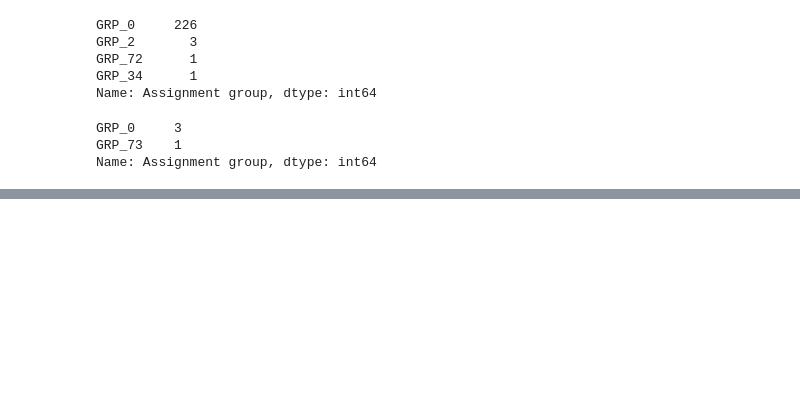
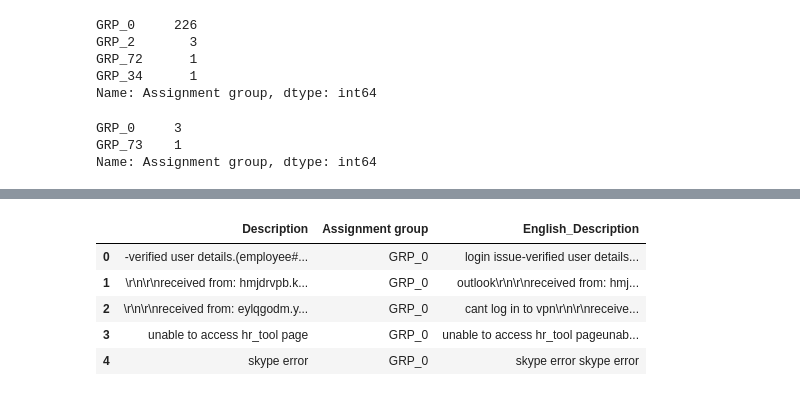
Before and after one commit to vishnoiprem/greatearn-my-final-capstone-nlp, a Jupyter notebook: AutoTicketAssignment/01 - Automated Ticket Assignment - Capstone Project - EDA_Benchmark_Model_prem.ipynb, the cells around one changed output, grey strips where cells are left out. Saved outputs shown, nothing was run; the diff lists cells and outputs as text; code cells hidden in the pictures; blank space fills up the shorter version.

```diff
--- a/AutoTicketAssignment/01 - Automated Ticket Assignment - Capstone Project - EDA_Benchmark_Model_prem.ipynb
+++ b/AutoTicketAssignment/01 - Automated Ticket Assignment - Capstone Project - EDA_Benchmark_Model_prem.ipynb
@@ -741,3 +741,5 @@ df_incidents.head()
 | 4 | skype error | skype error | GRP_0 | skype error skype error | no | skype error skype error |
 # %%
 df_incidents.to_csv('../dataset/inc_tranlated.csv',encoding='utf-8', index=False)
+# %%
+df_tranlated_text = pd.read_csv('../dataset/inc_tranlated.csv',encoding='utf-8')
@@ -743,0 +755,13 @@ df_incidents.to_csv('../dataset/inc_tranlated.csv',encoding='utf-8', index=False
+# %%
+df_tranlated_inc = df_tranlated_text.drop(['Short description','language','New_Description'],axis=1)
+# %%
+df_tranlated_inc.English_Description=df_tranlated_inc.English_Description.astype(str)
+# %%
+df_tranlated_inc.head()
+# %% [output]
+|  | Description | Assignment group | English_Description |
+| 0 | -verified user details.(employee#... | GRP_0 | login issue-verified user details... |
+| 1 | \r\n\r\nreceived from: hmjdrvpb.k... | GRP_0 | outlook\r\n\r\nreceived from: hmj... |
+| 2 | \r\n\r\nreceived from: eylqgodm.y... | GRP_0 | cant log in to vpn\r\n\r\nreceive... |
+| 3 | unable to access hr_tool page | GRP_0 | unable to access hr_tool pageunab... |
+| 4 | skype error | GRP_0 | skype error skype error |
```
Also changed, not shown: parts of 16 cells of this notebook.
